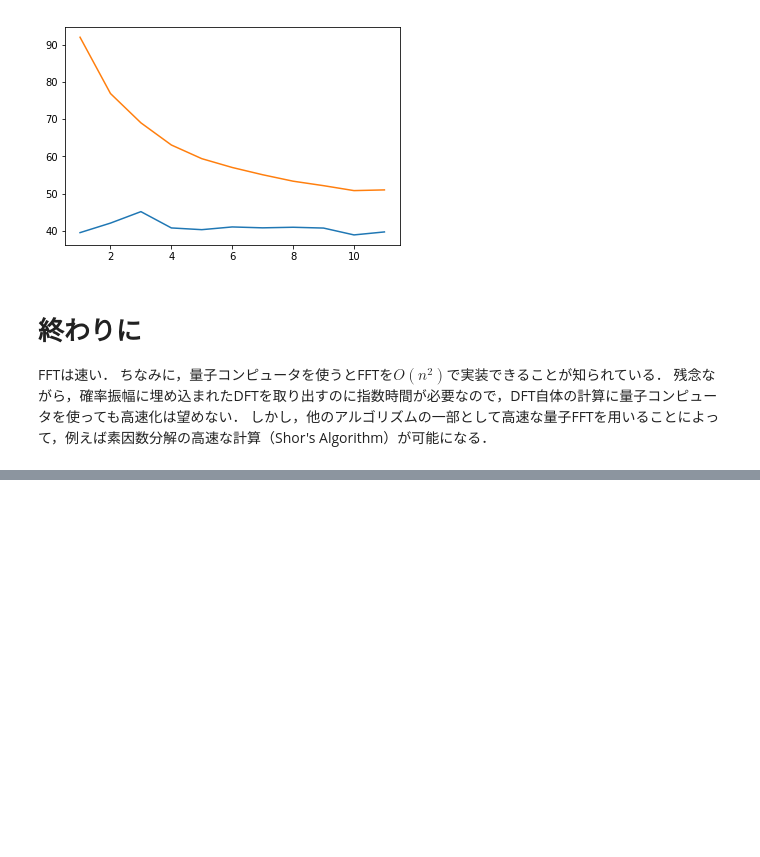
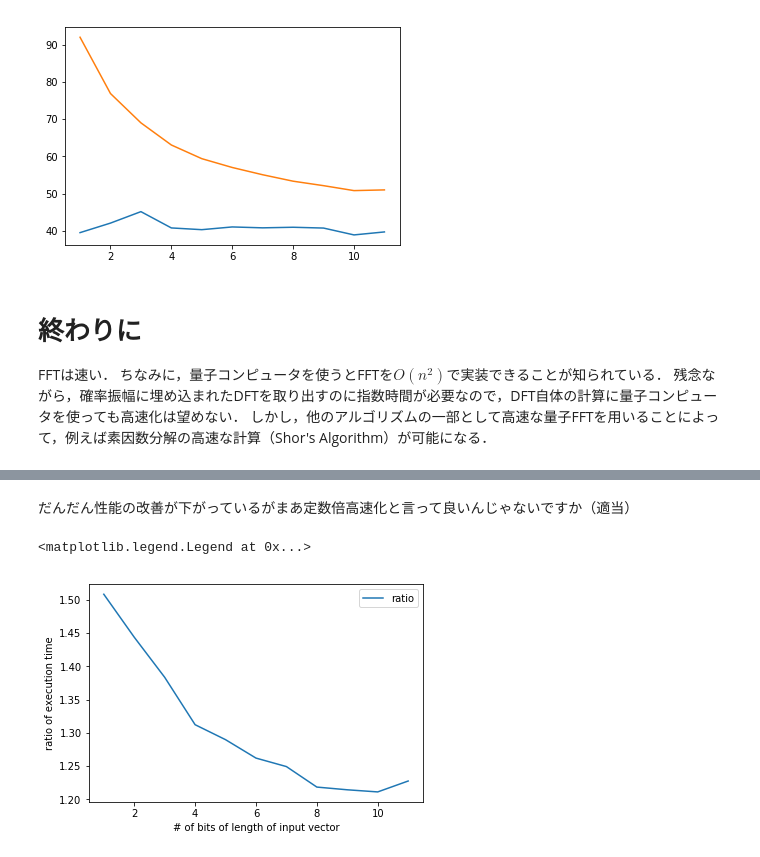
Before and after one commit to pandaman64/fft, a Jupyter notebook: bench.ipynb, the cells around one changed output, grey strips where cells are left out. Drawn from its saved outputs; the diff is of its cells as text; code cells hidden in the pictures; blank space fills up the shorter version.

```diff
--- a/bench.ipynb
+++ b/bench.ipynb
@@ -115,0 +136,10 @@ FFTは速い．
+# %% [markdown]
+だんだん性能の改善が下がっているがまあ定数倍高速化と言って良いんじゃないですか（適当）
+# %%
+plt.plot(n, fft / fftfast, label = 'ratio')
+plt.xlabel('# of bits of length of input vector')
+plt.ylabel('ratio of execution time')
+plt.legend(loc = 'best')
+# %% [output]
+<matplotlib.legend.Legend at 0x...>
+[figure, added]
```
Also changed, not shown: parts of 3 cells of this notebook, 3 other files.
